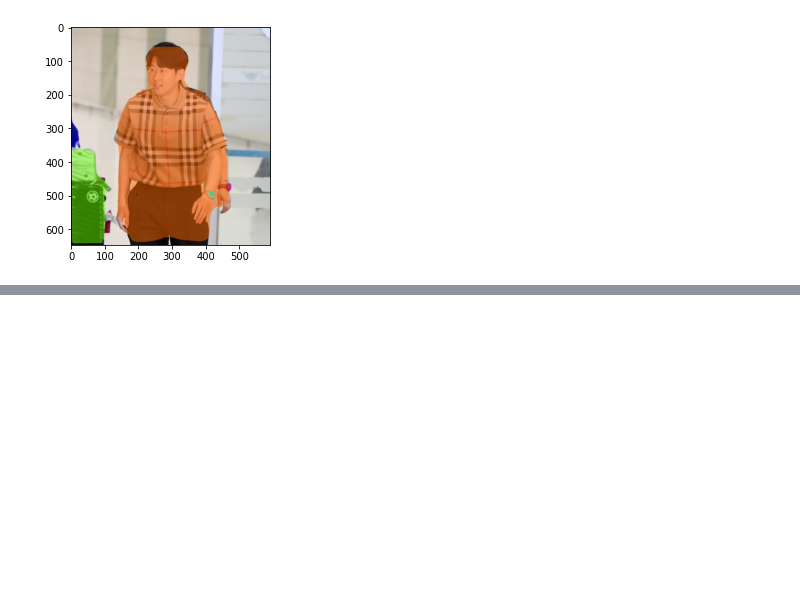
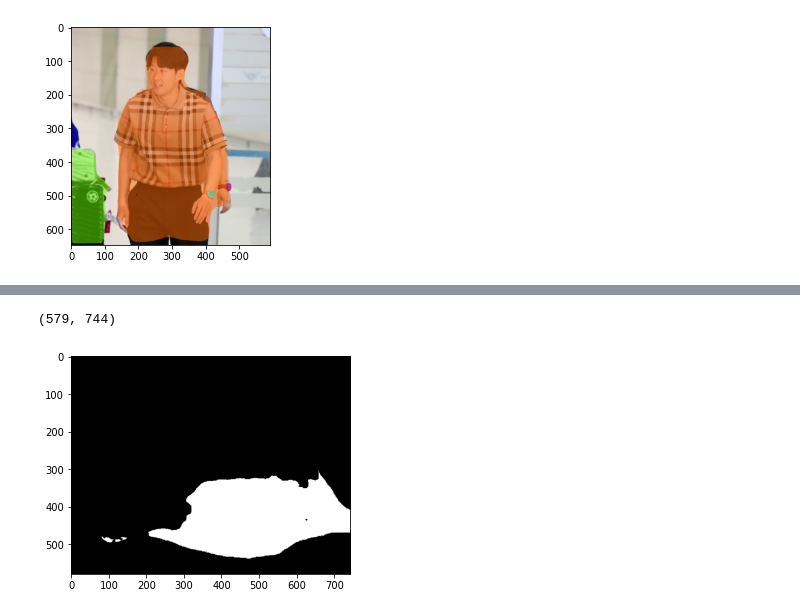
Before and after one commit to paranoidandroid2124/SonBJ_AIFFEL_quest_rs, a Jupyter notebook: Exploration/Quest04/human_segmentation.ipynb, the cells around one changed output, grey strips where cells are left out. Saved outputs shown, nothing was run; the diff lists cells and outputs as text; code cells hidden in the pictures; blank space fills up the shorter version.

```diff
--- a/Exploration/Quest04/human_segmentation.ipynb
+++ b/Exploration/Quest04/human_segmentation.ipynb
@@ -326,0 +361,10 @@ plt.show()
+# %%
+cat_color = (0,0,64)
+
+cat_seg_map = np.all(output==cat_color, axis=-1)
+print(cat_seg_map.shape)
+plt.imshow(cat_seg_map, cmap='gray')
+plt.show()
+# %% [output]
+(579, 744)
+[figure, added]
```
Also changed, not shown: parts of 21 cells of this notebook, 2 other files.
